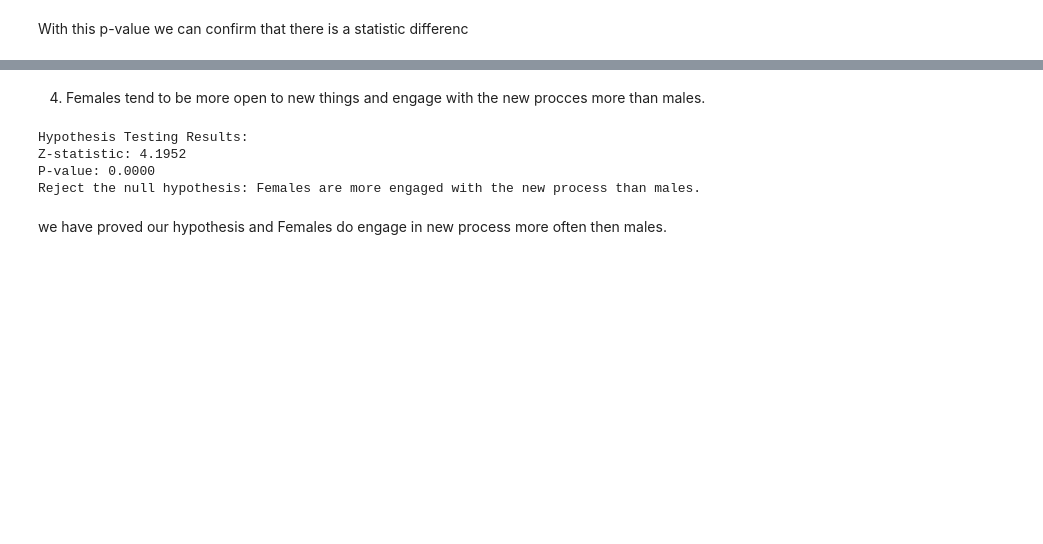
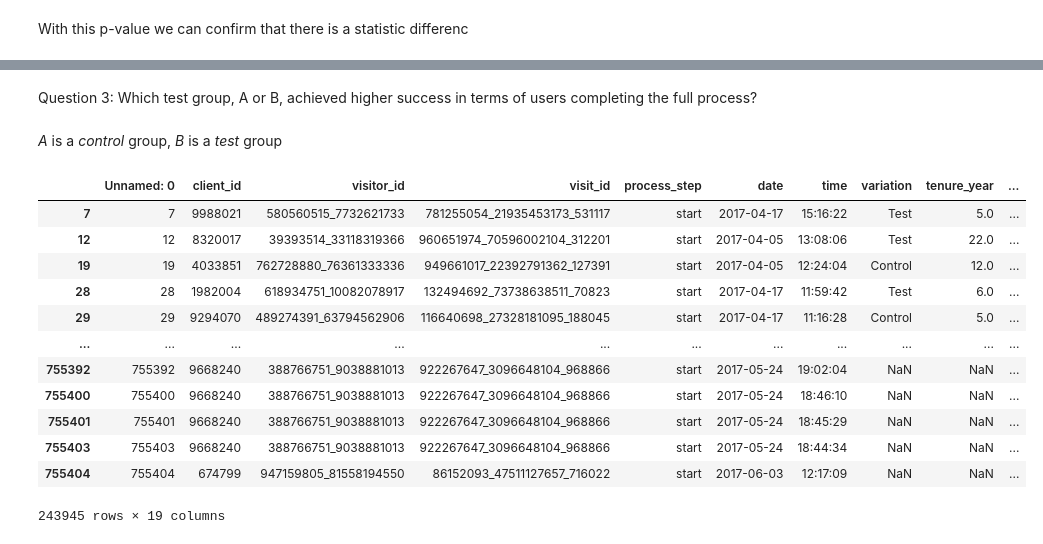
Before and after one commit to SofyMelvill/vanguard-ab-test, a Jupyter notebook: data_SA.ipynb, the cells around one changed output, grey strips where cells are left out. Saved outputs shown, nothing was run; the diff lists cells and outputs as text; code cells hidden in the pictures; blank space fills up the shorter version.

```diff
--- a/data_SA.ipynb
+++ b/data_SA.ipynb
@@ -388,7 +388,7 @@ dtype: int64
 # %% [markdown]
 ### **Merging the datasets**
 # %%
-df_final_web_data = pd.read_csv(r'c:\Users\User\Downloads\merged_web_data.csv')
+df_final_web_data = pd.read_csv(r'/Users/helinozgekar/Downloads/merged_web_data.csv')
 df_final_web_data.head()
 # %% [output]
 |  | Unnamed: 0 | client_id | visitor_id | visit_id | process_step | date_time |
@@ -1084,34 +872,22 @@ Reject the null hypothesis: The Test group has a higher proportion of confirmati
-# %% [markdown]
-4. Females tend to be more open to new things and engage with the new procces more than males.
-# %%
-# Count the number of females and males engaging with the Test group
-female_test_count = df[(df['gender'] == 'F') & (df['variation'] == 'Test')].shape[0]
-male_test_count = df[(df['gender'] == 'M') & (df['variation'] == 'Test')].shape[0]
-
-# Total females and males
-total_females = df[df['gender'] == 'F'].shape[0]
-total_males = df[df['gender'] == 'M'].shape[0]
-
-# Perform one-sided z-test for proportions
-successes = [female_test_count, male_test_count]
-nobs = [total_females, total_males]
-stat, p_value = proportions_ztest(successes, nobs, alternative='larger')
-
-# Print the hypothesis test results
-print("Hypothesis Testing Results:")
-print(f"Z-statistic: {stat:.4f}")
-print(f"P-value: {p_value:.4f}")
-
-# Interpretation
-alpha = 0.05
-if p_value < alpha:
-    print("Reject the null hypothesis: Females are more engaged with the new process than males.")
-else:
-    print("Fail to reject the null hypothesis: No significant difference in engagement between females and males.")
-# %% [output]
-Hypothesis Testing Results:
-Z-statistic: 4.1952
-P-value: 0.0000
-Reject the null hypothesis: Females are more engaged with the new process than males.
-# %% [markdown]
-we have proved our hypothesis and Females do engage in new process more often then males.
+# %% [markdown]
+Question 3: Which test group, A or B, achieved higher success in terms of users completing the full process?
+# %% [markdown]
+*A* is a *control* group,
+*B* is a *test* group
+# %%
+start_step = merged_age_AB[merged_age_AB["process_step"] == "start"]
+start_step
+# %% [output]
+|  | Unnamed: 0 | client_id | visitor_id | visit_id | process_step | date | time | variation | tenure_year | ... |
+| 7 | 7 | 9988021 | 580560515_7732621733 | 781255054_21935453173_531117 | start | 2017-04-17 | 15:16:22 | Test | 5.0 | ... |
+| 12 | 12 | 8320017 | 39393514_33118319366 | 960651974_70596002104_312201 | start | 2017-04-05 | 13:08:06 | Test | 22.0 | ... |
+| 19 | 19 | 4033851 | 762728880_76361333336 | 949661017_22392791362_127391 | start | 2017-04-05 | 12:24:04 | Control | 12.0 | ... |
+| 28 | 28 | 1982004 | 618934751_10082078917 | 132494692_73738638511_70823 | start | 2017-04-17 | 11:59:42 | Test | 6.0 | ... |
+| 29 | 29 | 9294070 | 489274391_63794562906 | 116640698_27328181095_188045 | start | 2017-04-17 | 11:16:28 | Control | 5.0 | ... |
+| ... | ... | ... | ... | ... | ... | ... | ... | ... | ... | ... |
+| 755392 | 755392 | 9668240 | 388766751_9038881013 | 922267647_3096648104_968866 | start | 2017-05-24 | 19:02:04 | NaN | NaN | ... |
+| 755400 | 755400 | 9668240 | 388766751_9038881013 | 922267647_3096648104_968866 | start | 2017-05-24 | 18:46:10 | NaN | NaN | ... |
+| 755401 | 755401 | 9668240 | 388766751_9038881013 | 922267647_3096648104_968866 | start | 2017-05-24 | 18:45:29 | NaN | NaN | ... |
+| 755403 | 755403 | 9668240 | 388766751_9038881013 | 922267647_3096648104_968866 | start | 2017-05-24 | 18:44:34 | NaN | NaN | ... |
+| 755404 | 755404 | 674799 | 947159805_81558194550 | 86152093_47511127657_716022 | start | 2017-06-03 | 12:17:09 | NaN | NaN | ... |
+243945 rows × 19 columns
```
Also changed, not shown: parts of 19 cells of this notebook.
